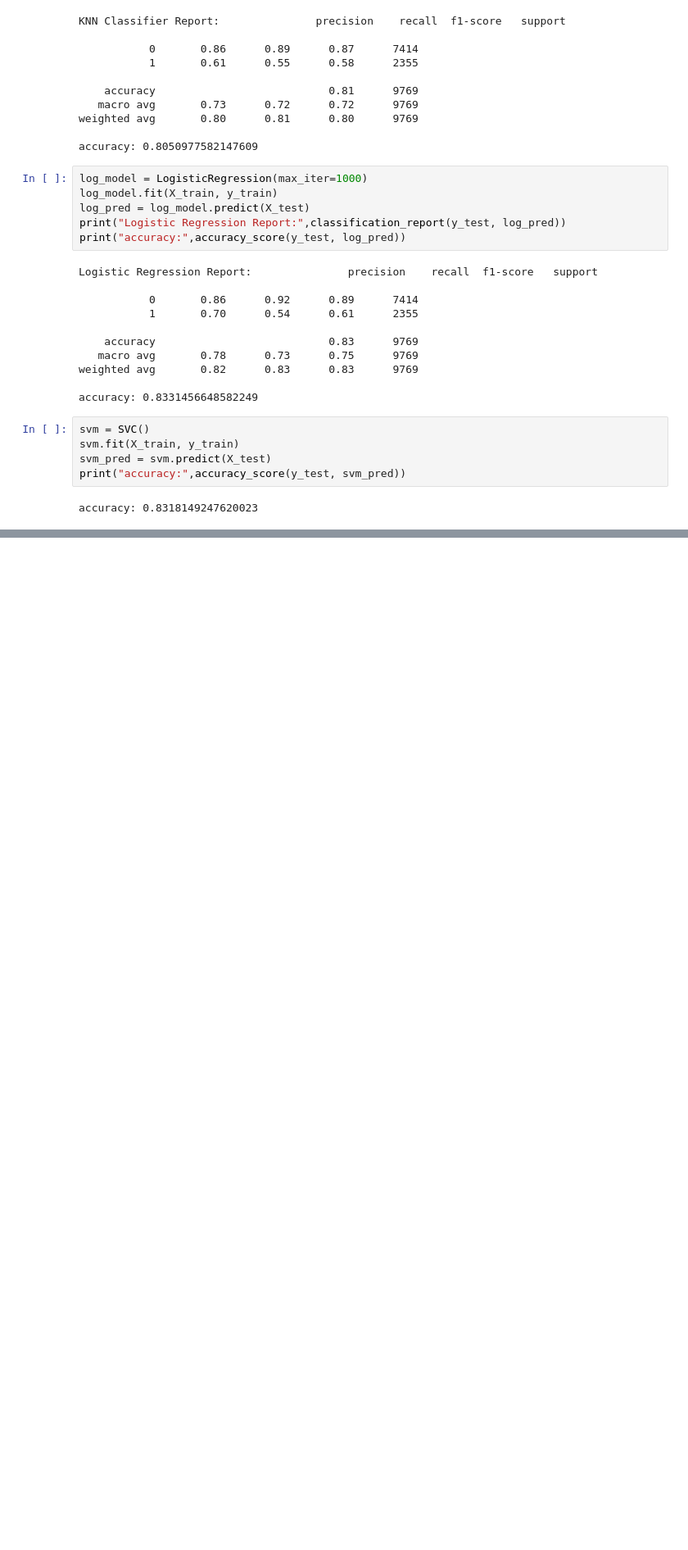
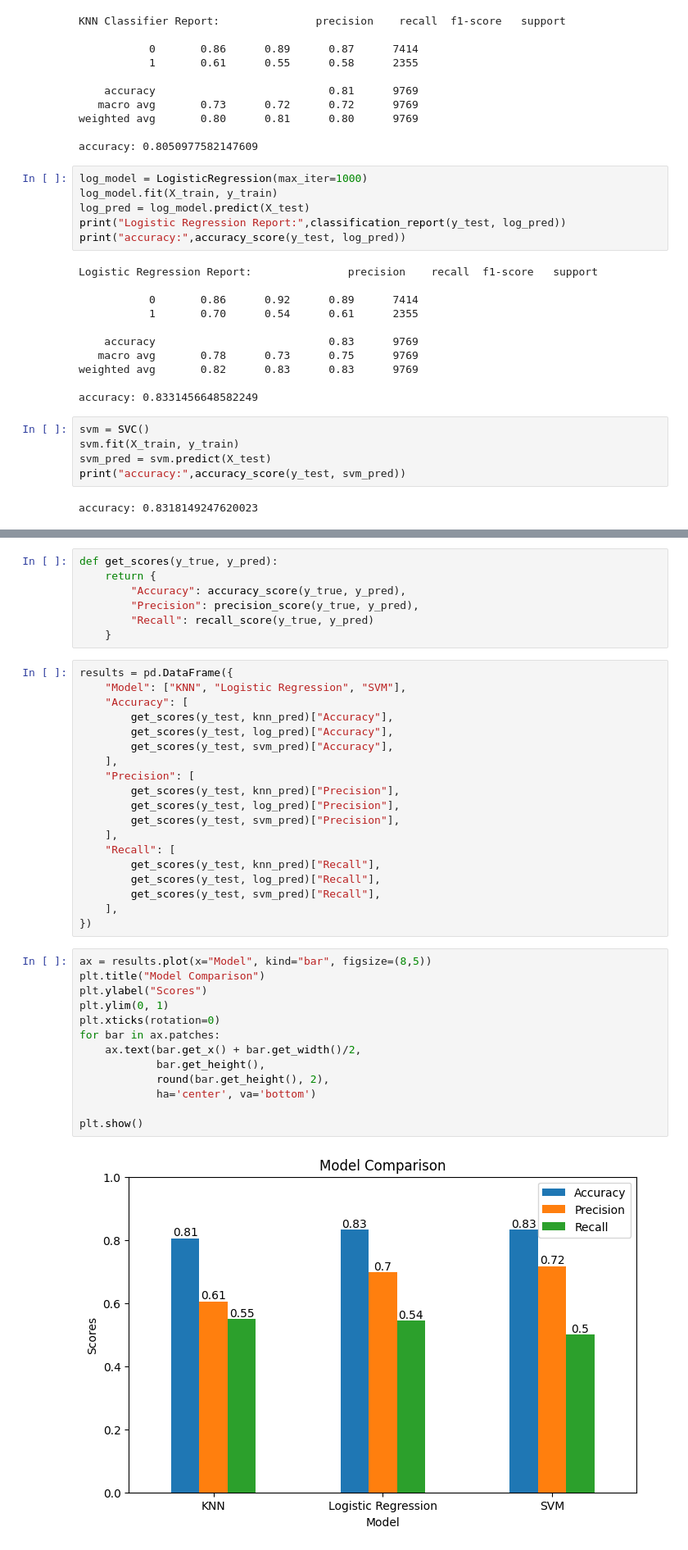
Before and after one commit to Sristi1123/Adult-Income-Prediction-Using-ML, a Jupyter notebook: adult_income.ipynb, the cells around one changed output, grey strips where cells are left out. Shown at 82% size. Cells and saved outputs as stored; diff of their text form; blank space fills up the shorter version.

```diff
--- a/adult_income.ipynb
+++ b/adult_income.ipynb
@@ -241,0 +273,41 @@ accuracy: 0.8318149247620023
+# %%
+def get_scores(y_true, y_pred):
+    return {
+        "Accuracy": accuracy_score(y_true, y_pred),
+        "Precision": precision_score(y_true, y_pred),
+        "Recall": recall_score(y_true, y_pred)
+    }
+# %%
+results = pd.DataFrame({
+    "Model": ["KNN", "Logistic Regression", "SVM"],
+    "Accuracy": [
+        get_scores(y_test, knn_pred)["Accuracy"],
+        get_scores(y_test, log_pred)["Accuracy"],
+        get_scores(y_test, svm_pred)["Accuracy"],
+    ],
+    "Precision": [
+        get_scores(y_test, knn_pred)["Precision"],
+        get_scores(y_test, log_pred)["Precision"],
+        get_scores(y_test, svm_pred)["Precision"],
+    ],
+    "Recall": [
+        get_scores(y_test, knn_pred)["Recall"],
+        get_scores(y_test, log_pred)["Recall"],
+        get_scores(y_test, svm_pred)["Recall"],
+    ],
+})
+# %%
+ax = results.plot(x="Model", kind="bar", figsize=(8,5))
+plt.title("Model Comparison")
+plt.ylabel("Scores")
+plt.ylim(0, 1)
+plt.xticks(rotation=0)
+for bar in ax.patches:
+    ax.text(bar.get_x() + bar.get_width()/2,
+            bar.get_height(),
+            round(bar.get_height(), 2),
+            ha='center', va='bottom')
+
+plt.show()
+# %% [output]
+[figure, added]
```
Also changed, not shown: parts of 2 cells of this notebook.
